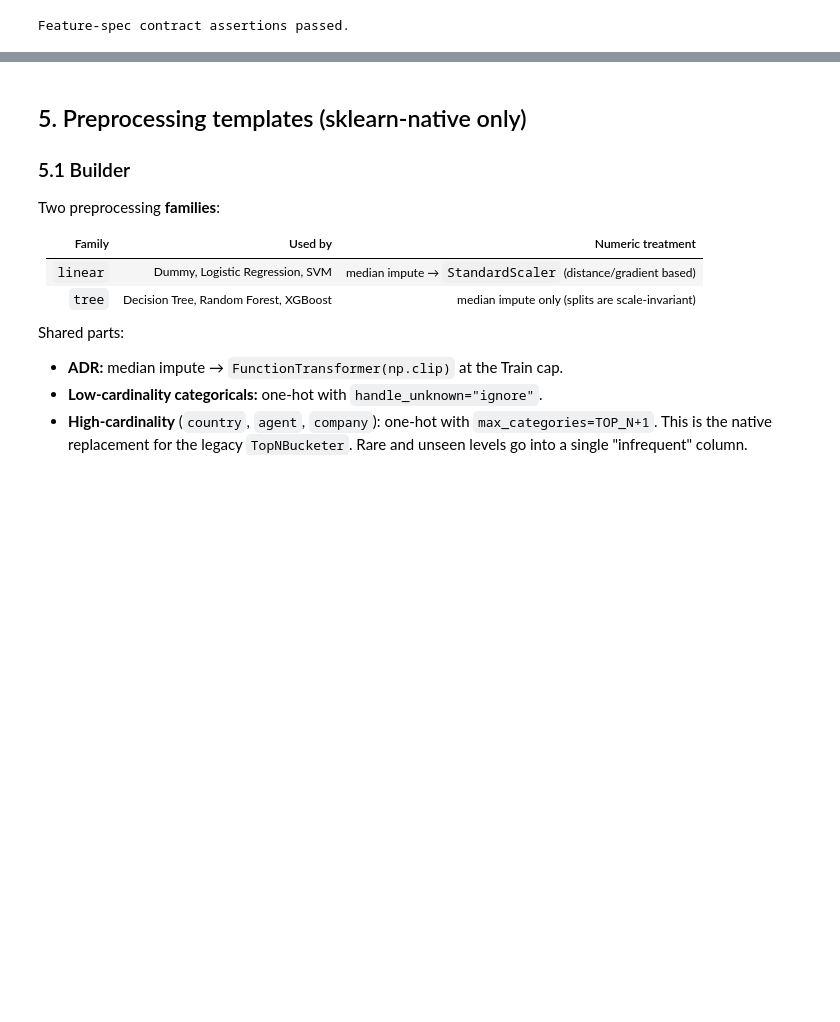
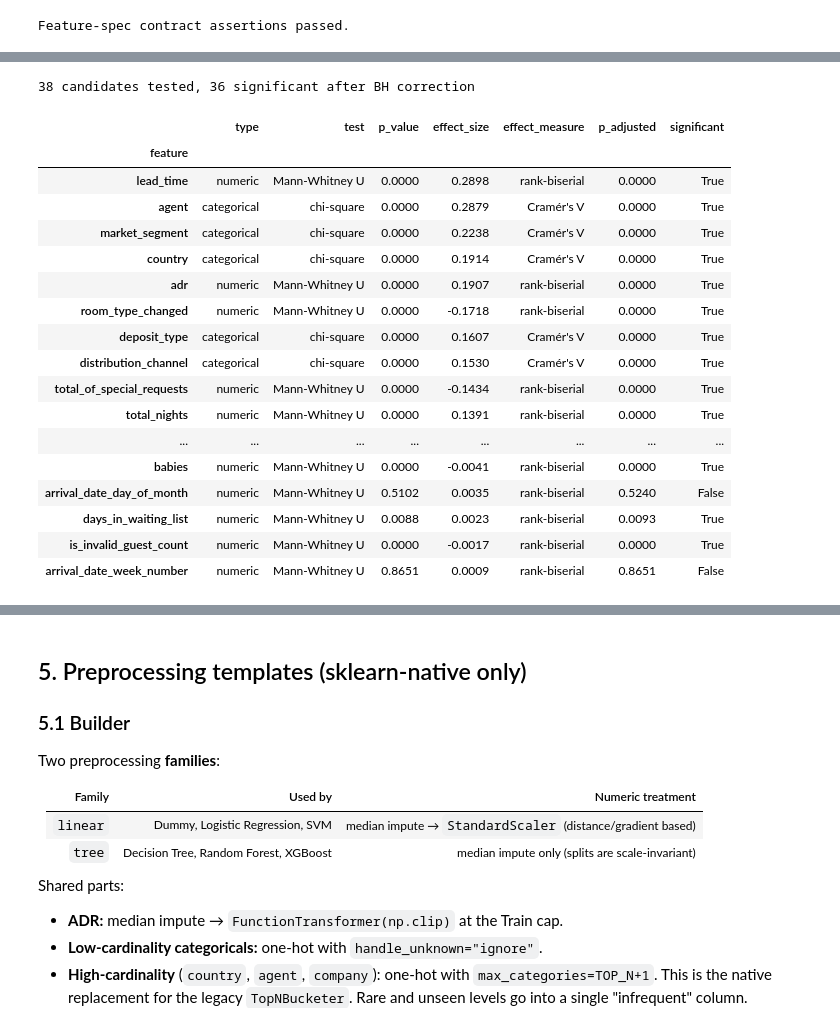
Before and after one commit to HasithaErandika/hotel-booking-cancellation-ml, a Jupyter notebook: notebooks/04_feature_engineering_preprocessing.ipynb, the cells around one changed output, grey strips where cells are left out. Saved outputs shown, nothing was run; the diff lists cells and outputs as text; code cells hidden in the pictures; blank space fills up the shorter version.

```diff
--- a/notebooks/04_feature_engineering_preprocessing.ipynb
+++ b/notebooks/04_feature_engineering_preprocessing.ipynb
@@ -451,0 +474,62 @@ Feature-spec contract assertions passed.
+# %%
+SCREENING_WEAK_EFFECT = 0.05   # |rank-biserial| or Cramér's V below this = weak signal
+SCREENING_FDR_ALPHA = 0.05     # Benjamini-Hochberg false discovery rate
+VIF_FLAG = 10.0                # common rule of thumb for harmful collinearity
+
+train_fe = features["train"]
+y_screen = train_fe[TARGET].astype(int)
+screen_candidates = sorted({c for spec in VARIANTS.values() for cols in spec.values() for c in cols}
+                           | {"arrival_date_year", "arrival_date_month"})
+CATEGORICAL_SCREEN = set(CATEGORICAL_LOW + CATEGORICAL_HIGH + POST_BOOKING_CATEGORICAL + ["arrival_date_month"])
+
+
+def cramers_v_corrected(table: pd.DataFrame) -> float:
+    """Bias-corrected Cramér's V (same formula as notebook 03 section 12.2)."""
+    chi2 = stats.chi2_contingency(table, correction=False)[0]
+    n = table.to_numpy().sum()
+    r, k = table.shape
+    phi2_corr = max(0.0, chi2 / n - (k - 1) * (r - 1) / (n - 1))
+    r_corr, k_corr = r - (r - 1) ** 2 / (n - 1), k - (k - 1) ** 2 / (n - 1)
+    return float(np.sqrt(phi2_corr / max(1e-12, min(k_corr - 1, r_corr - 1))))
+
+
+screen_rows = []
+for column in screen_candidates:
+    values = train_fe[column]
+    if column in CATEGORICAL_SCREEN:
+        table = pd.crosstab(values.fillna("Missing"), y_screen)
+        p_value = stats.chi2_contingency(table, correction=False)[1]
+        screen_rows.append({"feature": column, "type": "categorical", "test": "chi-square", "p_value": p_value,
+                            "effect_size": cramers_v_corrected(table), "effect_measure": "Cramér's V"})
+    else:
+        cancelled, kept = values[y_screen == 1].dropna(), values[y_screen == 0].dropna()
+        u_stat, p_value = stats.mannwhitneyu(cancelled, kept, alternative="two-sided")
+        rank_biserial = 2 * u_stat / (len(cancelled) * len(kept)) - 1
+        screen_rows.append({"feature": column, "type": "numeric", "test": "Mann-Whitney U", "p_value": p_value,
+                            "effect_size": rank_biserial, "effect_measure": "rank-biserial"})
+
+screening = pd.DataFrame(screen_rows).set_index("feature")
+screening["p_adjusted"] = stats.false_discovery_control(screening["p_value"], method="bh")
+screening["significant"] = screening["p_adjusted"] < SCREENING_FDR_ALPHA
+print(f"{len(screening)} candidates tested, {int(screening['significant'].sum())} significant after BH correction")
+screening.sort_values("effect_size", key=np.abs, ascending=False).round(4)
+# %% [output]
+38 candidates tested, 36 significant after BH correction
+|  | type | test | p_value | effect_size | effect_measure | p_adjusted | significant |
+| feature |  |  |  |  |  |  |  |
+| lead_time | numeric | Mann-Whitney U | 0.0000 | 0.2898 | rank-biserial | 0.0000 | True |
+| agent | categorical | chi-square | 0.0000 | 0.2879 | Cramér's V | 0.0000 | True |
+| market_segment | categorical | chi-square | 0.0000 | 0.2238 | Cramér's V | 0.0000 | True |
+| country | categorical | chi-square | 0.0000 | 0.1914 | Cramér's V | 0.0000 | True |
+| adr | numeric | Mann-Whitney U | 0.0000 | 0.1907 | rank-biserial | 0.0000 | True |
+| room_type_changed | numeric | Mann-Whitney U | 0.0000 | -0.1718 | rank-biserial | 0.0000 | True |
+| deposit_type | categorical | chi-square | 0.0000 | 0.1607 | Cramér's V | 0.0000 | True |
+| distribution_channel | categorical | chi-square | 0.0000 | 0.1530 | Cramér's V | 0.0000 | True |
+| total_of_special_requests | numeric | Mann-Whitney U | 0.0000 | -0.1434 | rank-biserial | 0.0000 | True |
+| total_nights | numeric | Mann-Whitney U | 0.0000 | 0.1391 | rank-biserial | 0.0000 | True |
+| ... | ... | ... | ... | ... | ... | ... | ... |
+| babies | numeric | Mann-Whitney U | 0.0000 | -0.0041 | rank-biserial | 0.0000 | True |
+| arrival_date_day_of_month | numeric | Mann-Whitney U | 0.5102 | 0.0035 | rank-biserial | 0.5240 | False |
+| days_in_waiting_list | numeric | Mann-Whitney U | 0.0088 | 0.0023 | rank-biserial | 0.0093 | True |
+| is_invalid_guest_count | numeric | Mann-Whitney U | 0.0000 | -0.0017 | rank-biserial | 0.0000 | True |
+| arrival_date_week_number | numeric | Mann-Whitney U | 0.8651 | 0.0009 | rank-biserial | 0.8651 | False |
```
Also changed, not shown: parts of 14 cells of this notebook, 51 other files.
